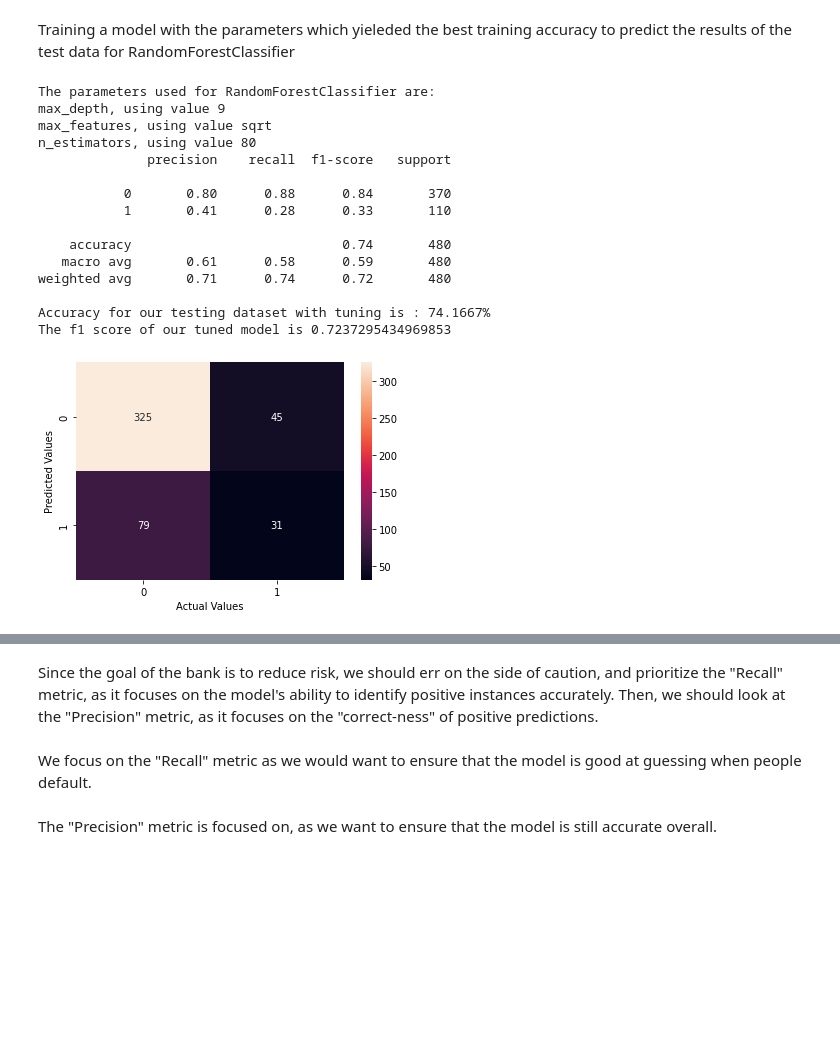
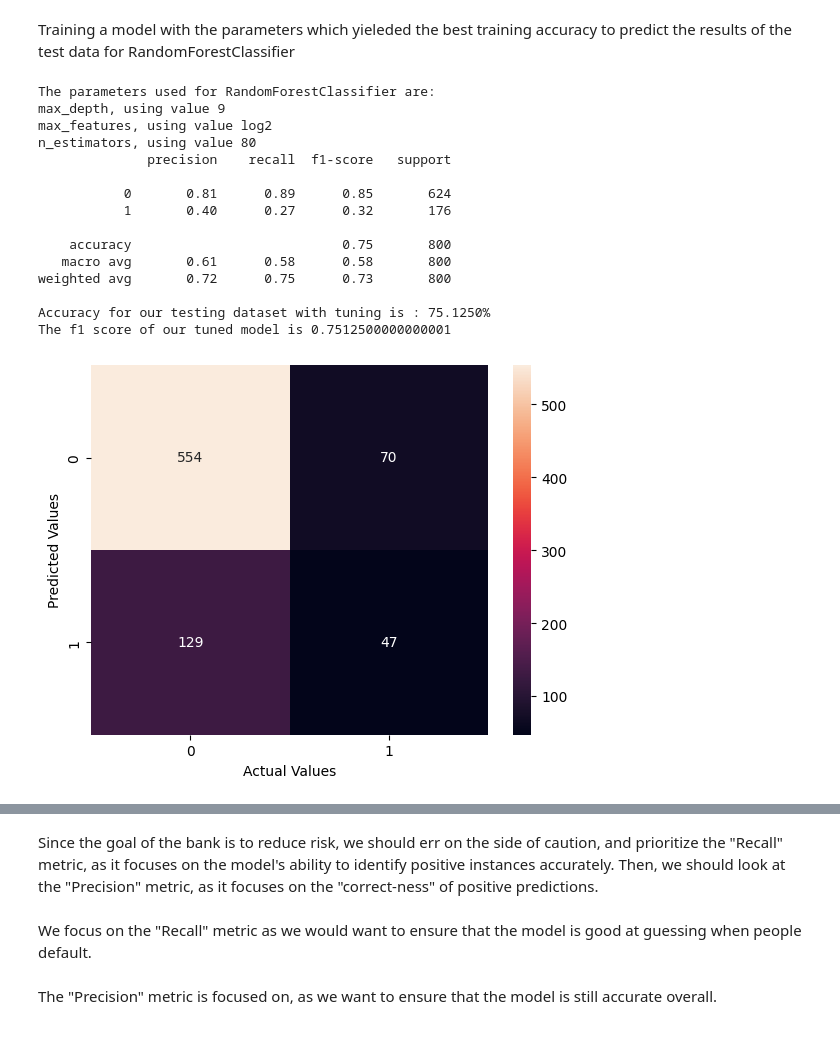
Before and after one commit to derpflections/AIML_BankDefaultClassification, a Jupyter notebook: index_classification.ipynb, the cells around one changed output, grey strips where cells are left out. Drawn from its saved outputs; the diff is of its cells as text; code cells hidden in the pictures; blank space fills up the shorter version.

```diff
--- a/index_classification.ipynb
+++ b/index_classification.ipynb
@@ -287,7 +287,7 @@ analysis_data = scaler.transform(analysis_data)
 # %% [markdown]
 Splitting the data into training and testing datasets, with a 70/30 split.
 # %%
-X_train, X_test, y_train, y_test = train_test_split(analysis_data, target_data, test_size=0.3, random_state=42)
+X_train, X_test, y_train, y_test = train_test_split(analysis_data, target_data, test_size=0.5, random_state=42)
 # %% [markdown]
 <hr>
 <font size = 5>Oversampling</font><br>
@@ -440,7 +440,7 @@ Finding the parameters which yield the best accuracy for the training dataset.
 # %%
 param_grid = dict(n_neighbors=list(range(1,35)), weights = ['uniform', 'distance'], algorithm = ['ball_tree', 'kd_tree', 'brute'])
 knn = KNeighborsClassifier(n_jobs = -1)
-grid = GridSearchCV(knn, param_grid,scoring='accuracy', return_train_score=False, verbose=1)
+grid = GridSearchCV(knn, param_grid,scoring='accuracy', return_train_score=False, verbose=1, n_jobs= -1)
 knn_search=grid.fit(X_train, y_train)
 print(knn_search.best_params_)
 accuracy = knn_search.best_score_ *100
@@ -457,7 +457,7 @@ for i in list(np.arange(10,100,10)):n_est_arr.append(i)
 
 param_grid = dict(n_estimators= n_est_arr, max_depth= np.arange(1,10,2), max_features =['sqrt', 'log2'])
 rfc = RandomForestClassifier(n_jobs = -1)
-rfc_grid = GridSearchCV(rfc, param_grid = param_grid, return_train_score=False, verbose=1)
+rfc_grid = GridSearchCV(rfc, param_grid = param_grid, return_train_score=False, verbose=1, n_jobs= -1)
 rfc_search = rfc_grid.fit(X_train, y_train)
 print(rfc_search.best_params_)
 accuracy = rfc_search.best_score_ *100
@@ -550,37 +554,37 @@ Training a model with the parameters which yieleded the best training accuracy t
 # %%
 print(f"The parameters used for RandomForestClassifier are:")
 for parameter in rfc_search.best_params_:
     print(f"{parameter}, using value {rfc_search.best_params_[parameter]}")
 
 rfc = RandomForestClassifier(max_depth = rfc_search.best_params_["max_depth"], max_features= rfc_search.best_params_["max_features"], n_estimators=rfc_search.best_params_["n_estimators"])
 rfc.fit(X_train, y_train)
 rfc_y_test_hat = rfc.predict(X_test)
 test_accuracy=accuracy_score(y_test, rfc_y_test_hat)*100
-rfc_f1_score = f1_score(y_test, rfc_y_test_hat, average = "weighted")
+rfc_f1_score = f1_score(y_test, rfc_y_test_hat, average = "micro")
 
 ax = sns.heatmap(confusion_matrix(y_test,rfc_y_test_hat), annot= True, fmt = "g")
 print(metrics.classification_report(y_test, rfc_y_test_hat, zero_division = 0))
 ax.set(ylabel = "Predicted Values", xlabel = "Actual Values")
 
 print("Accuracy for our testing dataset with tuning is : {:.4f}%".format(test_accuracy) )
 print(f"The f1 score of our tuned model is {rfc_f1_score}")
 # %% [output]
 The parameters used for RandomForestClassifier are:
 max_depth, using value 9
-max_features, using value sqrt
+max_features, using value log2
 n_estimators, using value 80
               precision    recall  f1-score   support
 
-           0       0.80      0.88      0.84       370
-           1       0.41      0.28      0.33       110
+           0       0.81      0.89      0.85       624
+           1       0.40      0.27      0.32       176
 
-    accuracy                           0.74       480
-   macro avg       0.61      0.58      0.59       480
-weighted avg       0.71      0.74      0.72       480
+    accuracy                           0.75       800
+   macro avg       0.61      0.58      0.58       800
+weighted avg       0.72      0.75      0.73       800
 
-Accuracy for our testing dataset with tuning is : 74.1667%
-The f1 score of our tuned model is 0.7237295434969853
+Accuracy for our testing dataset with tuning is : 75.1250%
+The f1 score of our tuned model is 0.7512500000000001
-[figure, old version]
+[figure, new version]
 # %%
 print(f"The parameters used for GradientBoostClassifier are:")
 for parameter in gbc_search.best_params_:
```
Also changed, not shown: parts of 13 cells of this notebook.
